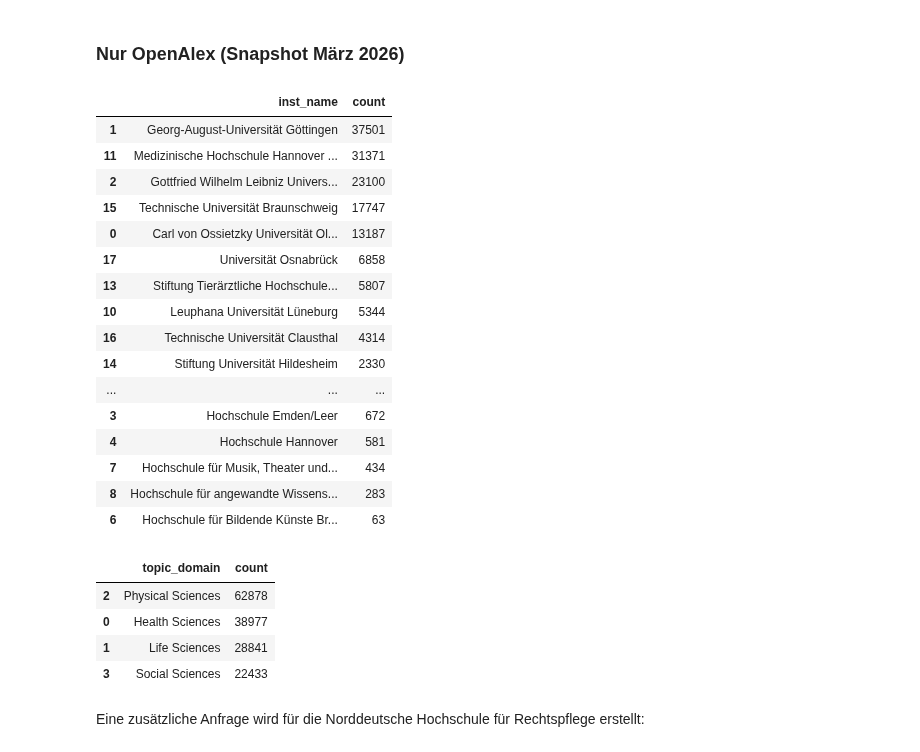
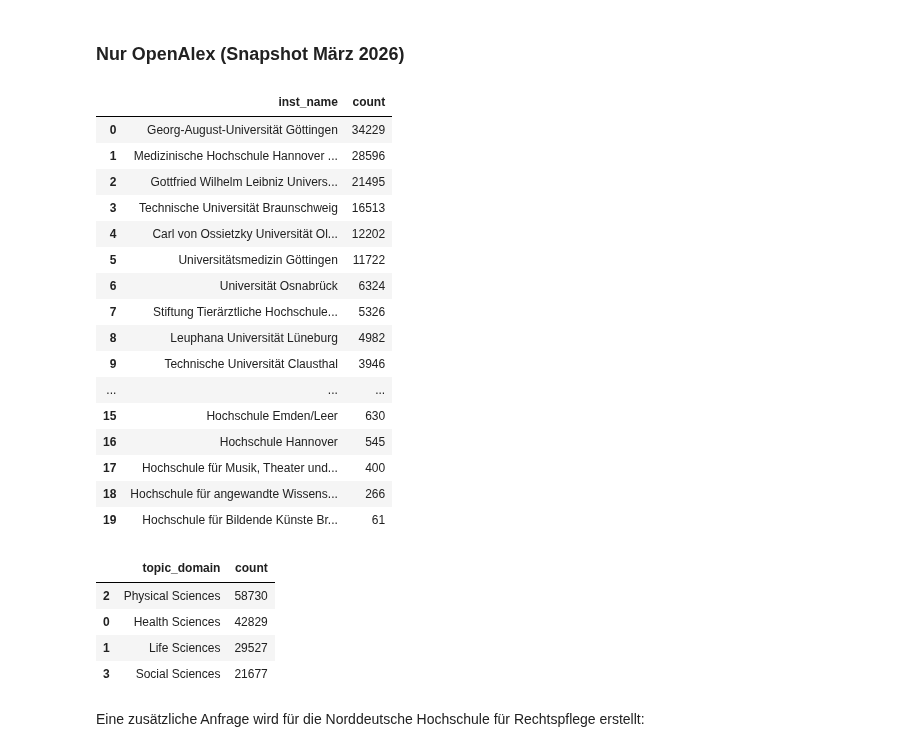
Before and after one commit to naustica/lower_saxony_institutions, a Jupyter notebook: notebooks/Monitoring.ipynb, the cells around one changed output. Drawn from its saved outputs; the diff is of its cells as text; code cells hidden in the pictures.

```diff
--- a/notebooks/Monitoring.ipynb
+++ b/notebooks/Monitoring.ipynb
@@ -78,15 +80,18 @@ oal = client.query(f"""
                   SELECT
                         COUNT(DISTINCT(doi)) AS n,
                         CASE
-                          WHEN inst.ror = 'https://ror.org/021ft0n22' THEN 'Georg-August-Universität Göttingen' -- UMG -> Universität Göttingen
-                          ELSE federal_states.inst_name
+                            WHEN inst.ror = 'https://ror.org/021ft0n22' THEN 'Universitätsmedizin Göttingen'
+                            ELSE federal_states.inst_name
                         END AS inst_name,
                         oal.publication_year,
                         primary_topic.domain.display_name AS topic_domain,
                         sector
                     FROM `subugoe-collaborative.openalex_walden.works` AS oal, UNNEST(authorships) AS aut, UNNEST(aut.institutions) AS inst
                     JOIN `subugoe-collaborative.resources.inst_with_federal_state` AS federal_states
-                        ON inst.ror = CONCAT('https://ror.org/', federal_states.ror_id)
+                        ON CASE
+                            WHEN inst.ror = 'https://ror.org/021ft0n22' THEN 'https://ror.org/01y9bpm73'
+                            ELSE inst.ror
+                        END = CONCAT('https://ror.org/', federal_states.ror_id)
                     JOIN `subugoe-collaborative.openbib.kb_inst_lookup` AS kb
                         ON CASE
                             WHEN kb.inst_id = 621 THEN 'https://ror.org/03m2kj587'
@@ -97,46 +102,49 @@ oal = client.query(f"""
                         AND is_paratext=FALSE
                         AND is_retracted=FALSE
                         AND is_xpac=FALSE
-                        AND federal_state = 'Niedersachsen'
-                        AND sector IN ('uni', 'fh', 'khmh')
-                        AND dfg_inst_id NOT IN (
-                          220269952, -- Fachhochschule für die Wirtschaft Hannover (FHDW)
-                          13033, --PFH Private Hochschule Göttingen
-                          233118106, -- Leibniz-Fachhochschule
-                          198800578, -- Hochschule 21 Buxtehude
-                          195374963 -- Hochschule Weserbergland
+                        AND publication_year BETWEEN 2016 AND 2025
+                        AND ((
+                            federal_state = 'Niedersachsen'
+                            AND sector IN ('uni', 'fh', 'khmh')
+                            AND dfg_inst_id NOT IN (
+                              220269952, -- Fachhochschule für die Wirtschaft Hannover (FHDW)
+                              13033, --PFH Private Hochschule Göttingen
+                              233118106, -- Leibniz-Fachhochschule
+                              198800578, -- Hochschule 21 Buxtehude
+                              195374963 -- Hochschule Weserbergland
+                            )
                         )
-                        AND publication_year BETWEEN 2015 AND 2025
+                        OR inst.ror = 'https://ror.org/021ft0n22')
                     GROUP BY inst_name, publication_year, topic_domain, sector
                     """).to_dataframe()
 # %%
-oal.groupby(['inst_name'])['n'].sum().reset_index(name='count').sort_values(['count'], ascending=False)
+oal.groupby(['inst_name'])['n'].sum().reset_index(name='count').sort_values(['count'], ascending=False).reset_index(drop=True)
 # %% [output]
 |  | inst_name | count |
-| 1 | Georg-August-Universität Göttingen | 37501 |
-| 11 | Medizinische Hochschule Hannover ... | 31371 |
-| 2 | Gottfried Wilhelm Leibniz Univers... | 23100 |
-| 15 | Technische Universität Braunschweig | 17747 |
-| 0 | Carl von Ossietzky Universität Ol... | 13187 |
-| 17 | Universität Osnabrück | 6858 |
-| 13 | Stiftung Tierärztliche Hochschule... | 5807 |
-| 10 | Leuphana Universität Lüneburg | 5344 |
-| 16 | Technische Universität Clausthal | 4314 |
-| 14 | Stiftung Universität Hildesheim | 2330 |
+| 0 | Georg-August-Universität Göttingen | 34229 |
+| 1 | Medizinische Hochschule Hannover ... | 28596 |
+| 2 | Gottfried Wilhelm Leibniz Univers... | 21495 |
+| 3 | Technische Universität Braunschweig | 16513 |
+| 4 | Carl von Ossietzky Universität Ol... | 12202 |
+| 5 | Universitätsmedizin Göttingen | 11722 |
+| 6 | Universität Osnabrück | 6324 |
+| 7 | Stiftung Tierärztliche Hochschule... | 5326 |
+| 8 | Leuphana Universität Lüneburg | 4982 |
+| 9 | Technische Universität Clausthal | 3946 |
 | ... | ... | ... |
-| 3 | Hochschule Emden/Leer | 672 |
-| 4 | Hochschule Hannover | 581 |
-| 7 | Hochschule für Musik, Theater und... | 434 |
-| 8 | Hochschule für angewandte Wissens... | 283 |
-| 6 | Hochschule für Bildende Künste Br... | 63 |
+| 15 | Hochschule Emden/Leer | 630 |
+| 16 | Hochschule Hannover | 545 |
+| 17 | Hochschule für Musik, Theater und... | 400 |
+| 18 | Hochschule für angewandte Wissens... | 266 |
+| 19 | Hochschule für Bildende Künste Br... | 61 |
 # %%
 oal.groupby(['topic_domain'])['n'].sum().reset_index(name='count').sort_values(['count'], ascending=False)
 # %% [output]
 |  | topic_domain | count |
-| 2 | Physical Sciences | 62878 |
-| 0 | Health Sciences | 38977 |
-| 1 | Life Sciences | 28841 |
-| 3 | Social Sciences | 22433 |
+| 2 | Physical Sciences | 58730 |
+| 0 | Health Sciences | 42829 |
+| 1 | Life Sciences | 29527 |
+| 3 | Social Sciences | 21677 |
 # %% [markdown]
 Eine zusätzliche Anfrage wird für die Norddeutsche Hochschule für Rechtspflege erstellt:
 # %%
```
Also changed, not shown: parts of 27 cells of this notebook.
